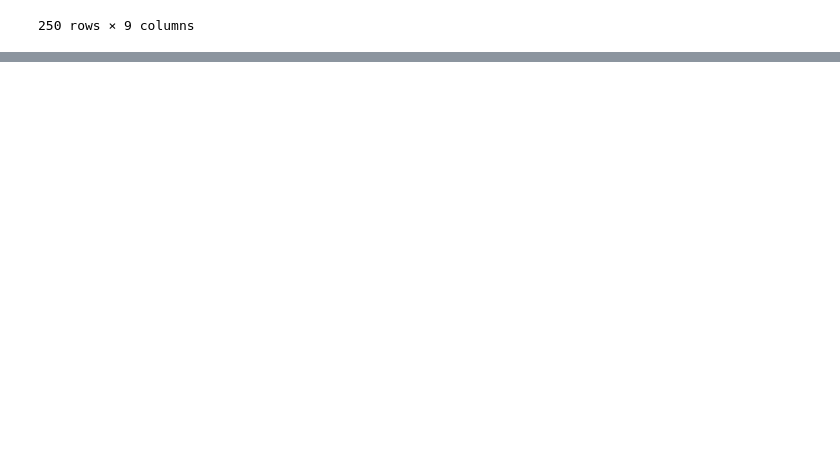
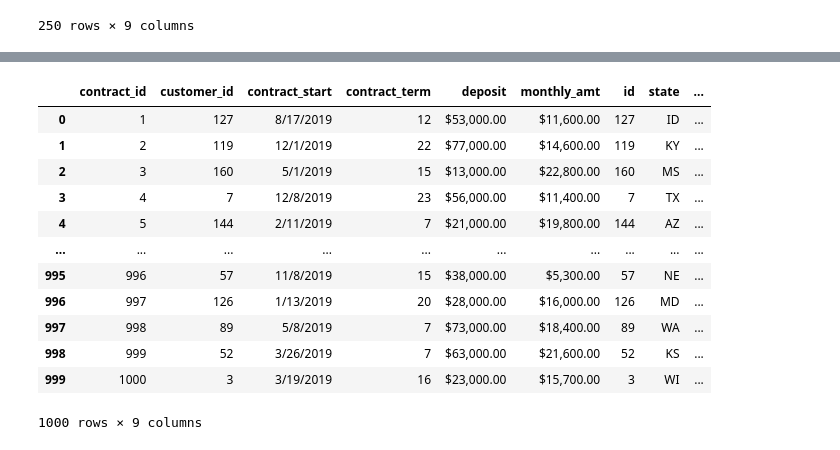
Before and after one commit to omd1005/consulting_analysis_vIsuals, a Jupyter notebook: team project.ipynb, the cells around one changed output, grey strips where cells are left out. Saved outputs shown, nothing was run; the diff lists cells and outputs as text; code cells hidden in the pictures; blank space fills up the shorter version.

```diff
--- a/team project.ipynb
+++ b/team project.ipynb
@@ -89,0 +39,17 @@ df_1
+# %%
+combined_data = pd.merge(contracts, customers[['id', 'state', 'city']], left_on = 'customer_id', right_on = 'id', how = 'left')
+combined_data
+# %% [output]
+|  | contract_id | customer_id | contract_start | contract_term | deposit | monthly_amt | id | state | ... |
+| 0 | 1 | 127 | 8/17/2019 | 12 | $53,000.00 | $11,600.00 | 127 | ID | ... |
+| 1 | 2 | 119 | 12/1/2019 | 22 | $77,000.00 | $14,600.00 | 119 | KY | ... |
+| 2 | 3 | 160 | 5/1/2019 | 15 | $13,000.00 | $22,800.00 | 160 | MS | ... |
+| 3 | 4 | 7 | 12/8/2019 | 23 | $56,000.00 | $11,400.00 | 7 | TX | ... |
+| 4 | 5 | 144 | 2/11/2019 | 7 | $21,000.00 | $19,800.00 | 144 | AZ | ... |
+| ... | ... | ... | ... | ... | ... | ... | ... | ... | ... |
+| 995 | 996 | 57 | 11/8/2019 | 15 | $38,000.00 | $5,300.00 | 57 | NE | ... |
+| 996 | 997 | 126 | 1/13/2019 | 20 | $28,000.00 | $16,000.00 | 126 | MD | ... |
+| 997 | 998 | 89 | 5/8/2019 | 7 | $73,000.00 | $18,400.00 | 89 | WA | ... |
+| 998 | 999 | 52 | 3/26/2019 | 7 | $63,000.00 | $21,600.00 | 52 | KS | ... |
+| 999 | 1000 | 3 | 3/19/2019 | 16 | $23,000.00 | $15,700.00 | 3 | WI | ... |
+1000 rows × 9 columns
```
Also changed, not shown: parts of 6 cells of this notebook.
